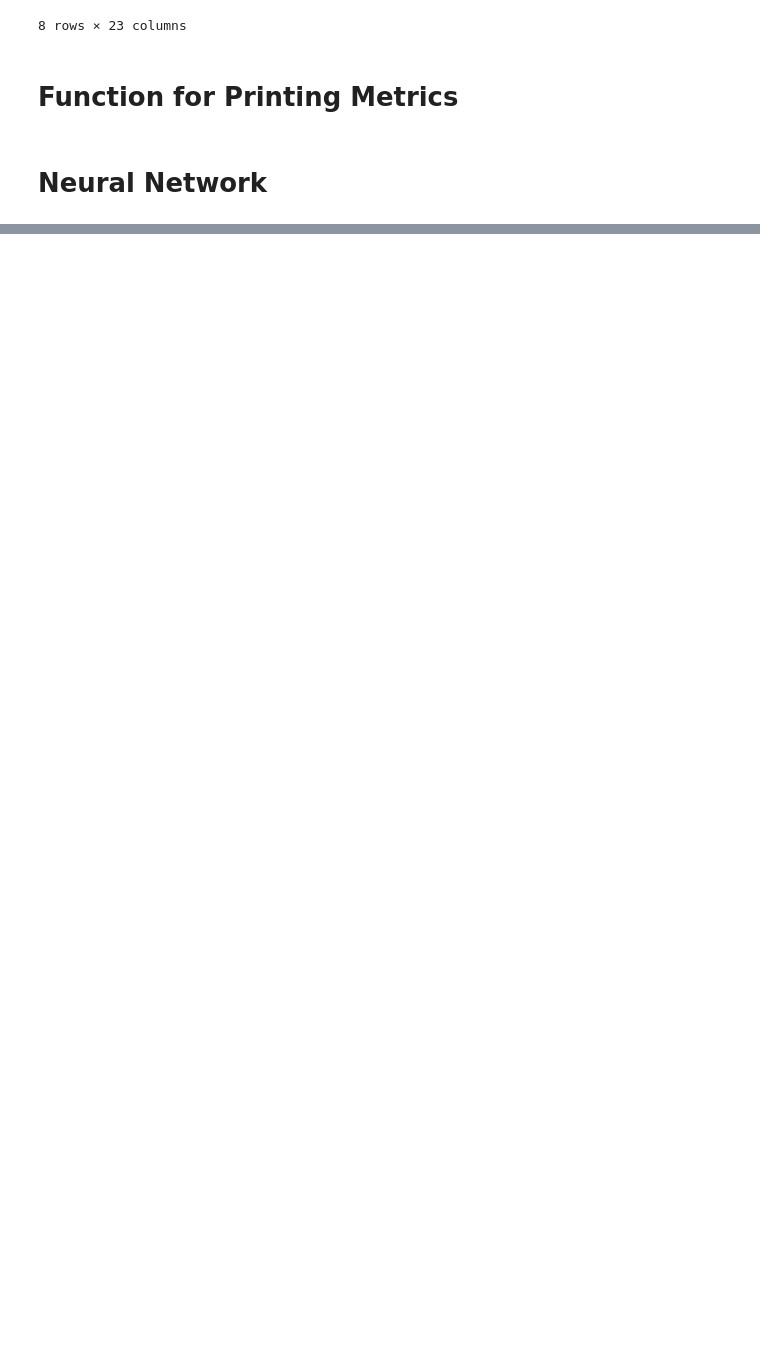
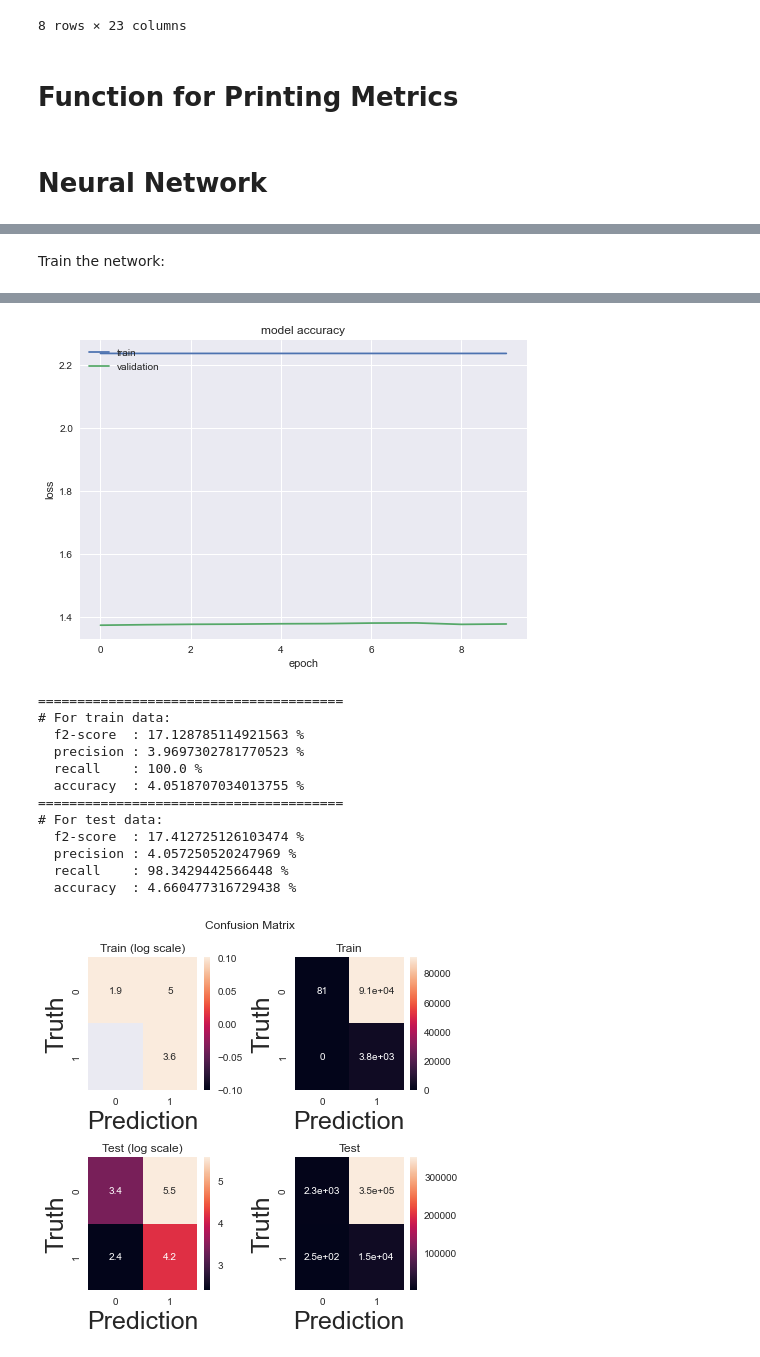
Before and after one commit to wcmphysics/DataScienceBootcamp-Capstone, a Jupyter notebook: notebooks/NeuralNetwork.ipynb, the cells around one changed output, grey strips where cells are left out. Cells and saved outputs as stored; diff of their text form; code cells hidden in the pictures; blank space fills up the shorter version.

```diff
--- a/notebooks/NeuralNetwork.ipynb
+++ b/notebooks/NeuralNetwork.ipynb
@@ -221,0 +314,22 @@ def show_metrics(y_train, y_train_pred, y_test, y_test_pred, digit=20):
+# %% [markdown]
+Train the network:
+# %%
+# Train the ANN
+training = model.fit(X_train, y_train, batch_size = 200, validation_split=0.2, epochs = 10, class_weight={0:1.0, 1:90.0})
+
+# summarize history for accuracy
+plt.plot(training.history['loss'])
+plt.plot(training.history['val_loss'])
+plt.title('model accuracy')
+plt.ylabel('loss')
+plt.xlabel('epoch')
+plt.legend(['train', 'validation'], loc='upper left')
+plt.show()
+
+
+
+y_train_pred = model.predict(X_train)
+y_test_pred = model.predict(X_test)
+
+show_metrics(y_train, y_train_pred.round(), y_test, y_test_pred.round(), digit=20)
+# %% [output]
@@ -221,0 +356,14 @@ def show_metrics(y_train, y_train_pred, y_test, y_test_pred, digit=20):
+[figure, added]
+=======================================
+# For train data:
+  f2-score  : 17.128785114921563 %
+  precision : 3.9697302781770523 %
+  recall    : 100.0 %
+  accuracy  : 4.0518707034013755 %
+=======================================
+# For test data:
+  f2-score  : 17.412725126103474 %
+  precision : 4.057250520247969 %
+  recall    : 98.3429442566448 %
+  accuracy  : 4.660477316729438 %
+[figure, added]
```
Also changed, not shown: parts of 16 cells of this notebook, 1 other file.
